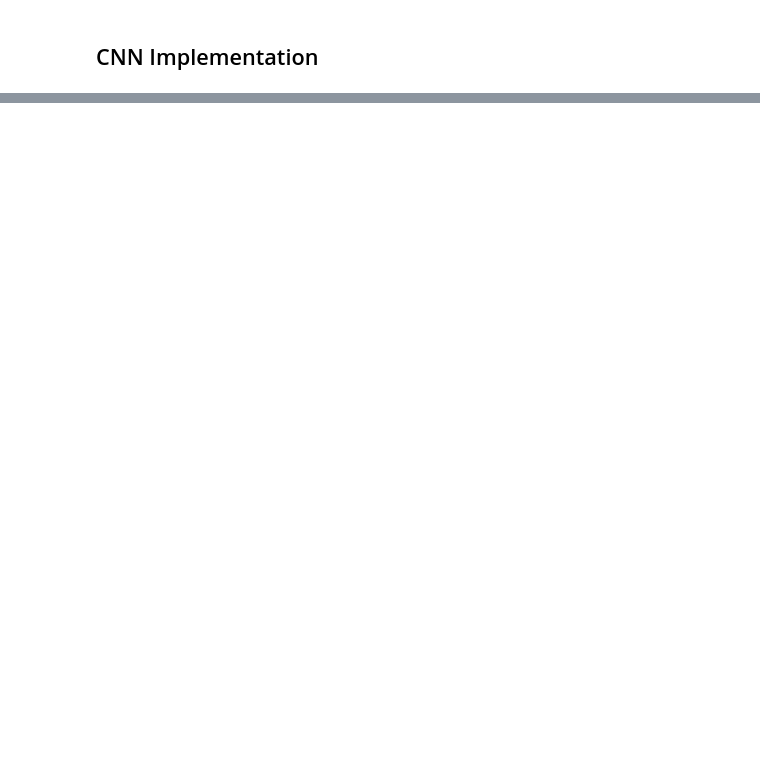
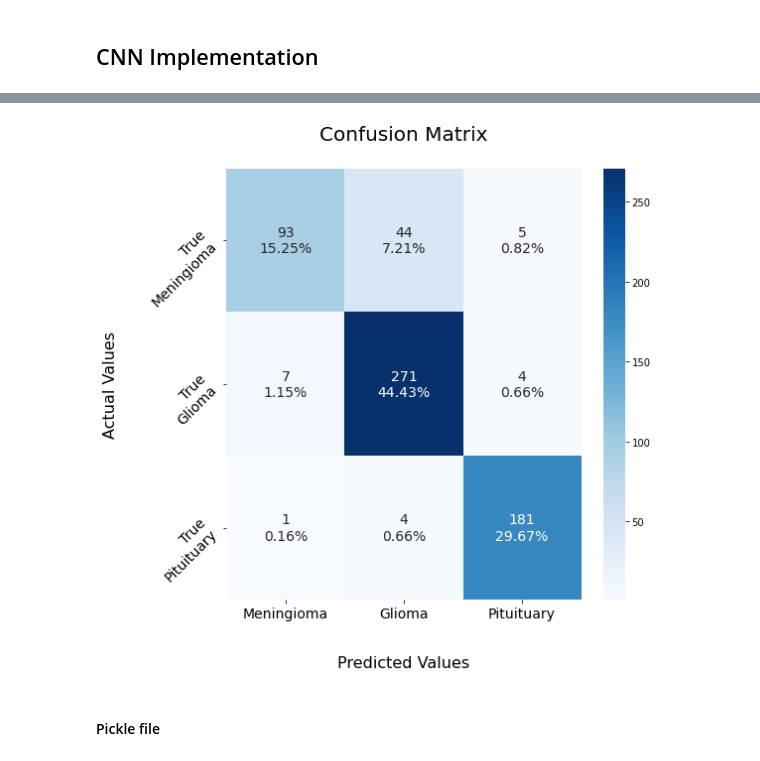
Before and after one commit to mig-calval/brain-tumor-detection, a Jupyter notebook: model/modeling.ipynb, the cells around one changed output, grey strips where cells are left out. Drawn from its saved outputs; the diff is of its cells as text; code cells hidden in the pictures; blank space fills up the shorter version.

```diff
--- a/model/modeling.ipynb
+++ b/model/modeling.ipynb
@@ -190,0 +232,43 @@ NameError: name 'batch_size' is not defined
+# %%
+predictions = CNN.predict(test_set_x)
+predictions = predictions.argmax(1) + 1
+
+cm = confusion_matrix(test_set_y, predictions)
+# %%
+fig, ax = plt.subplots(figsize = (8,8))
+
+group_counts = ["{0:0.0f}".format(value) for value in
+                cm.flatten()]
+
+group_percentages = ["{0:.2%}".format(value) for value in
+                     (np.matmul(cm, np.diag(1/cm.sum(1)))).flatten()]
+
+group_percentages = ["{0:.2%}".format(value) for value in
+                     cm.flatten()/np.sum(cm)]
+
+labels = [f"{v1}\n{v2}" for v1, v2 in
+          zip(group_counts,group_percentages)]
+
+labels = np.asarray(labels).reshape(3,3)
+
+ax = sns.heatmap(cm,
+                 annot=labels,
+                 fmt='',
+                 cmap='Blues',
+                 annot_kws = {'fontsize':14})
+
+ax.set_title('Confusion Matrix\n', fontsize = 20);
+ax.set_xlabel('\nPredicted Values', labelpad = 18, fontsize = 16)
+ax.set_ylabel('Actual Values', labelpad = 20, fontsize = 16);
+
+## Ticket labels - List must be in alphabetical order
+ax.xaxis.set_ticklabels(['Meningioma','Glioma', 'Pituituary'], fontsize = 14)
+ax.yaxis.set_ticklabels(['True\nMeningioma','True\nGlioma', 'True\nPituituary'], fontsize = 14, rotation = 45)
+
+## Display the visualization of the Confusion Matrix.
+plt.savefig(f'../results/resize_{resize}/{model_id}_confusion_matrix.png', bbox_inches = 'tight')
+plt.show()
+# %% [output]
+[figure, added]
+# %% [markdown]
+#### Pickle file
```
Also changed, not shown: parts of 23 cells of this notebook, 6 other files.
